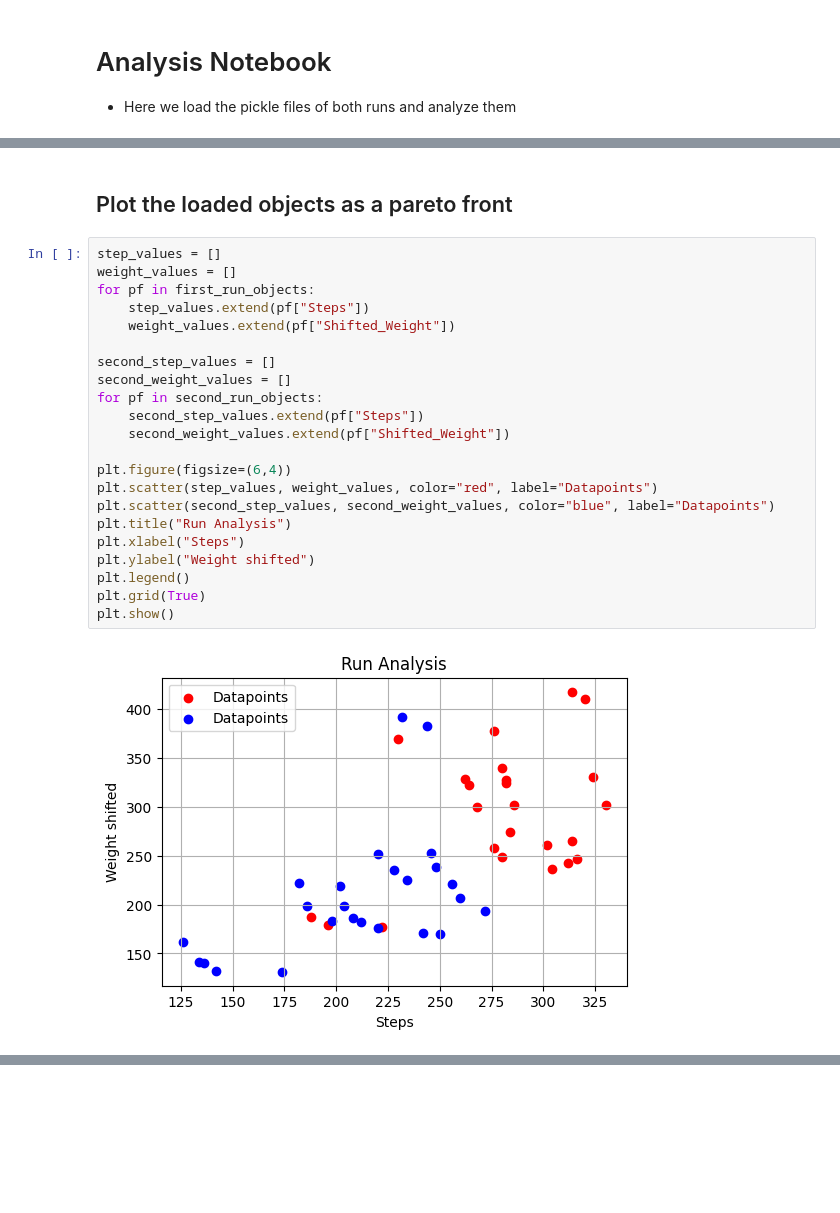
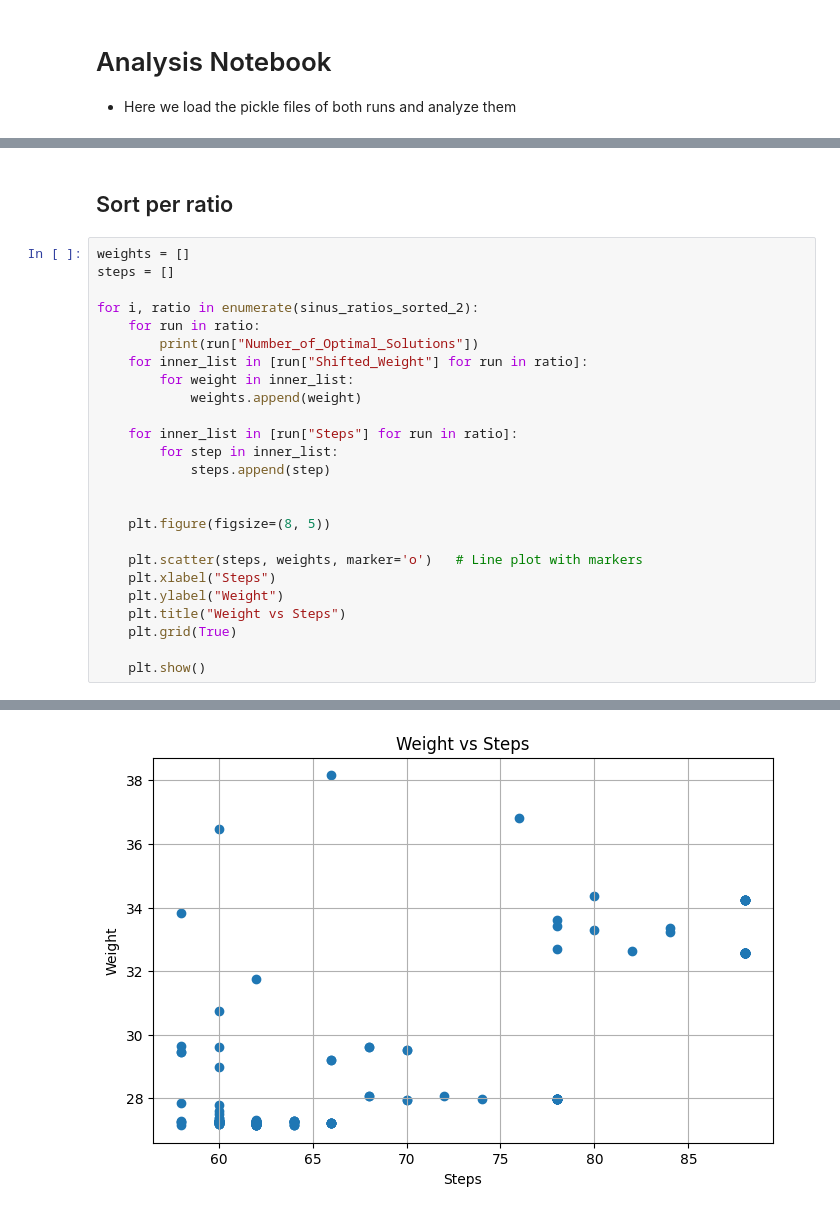
Before and after one commit to HidinginCode/pathpave_pymoo_gp, a Jupyter notebook: analysis.ipynb, the cells around one changed output, grey strips where cells are left out. Cells and saved outputs as stored; diff of their text form; blank space fills up the shorter version.

Commit message:
Results and analysis

```diff
--- a/analysis.ipynb
+++ b/analysis.ipynb
@@ -23,26 +105,28 @@ for file in os.listdir(second_run_dir):
 # %% [markdown]
-## Plot the loaded objects as a pareto front
+## Sort per ratio
-# %%
-step_values = []
-weight_values = []
-for pf in first_run_objects:
-    step_values.extend(pf["Steps"])
-    weight_values.extend(pf["Shifted_Weight"])
-
-second_step_values = []
-second_weight_values = []
-for pf in second_run_objects:
-    second_step_values.extend(pf["Steps"])
-    second_weight_values.extend(pf["Shifted_Weight"])
-
-plt.figure(figsize=(6,4))
-plt.scatter(step_values, weight_values, color="red", label="Datapoints")
-plt.scatter(second_step_values, second_weight_values, color="blue", label="Datapoints")
-plt.title("Run Analysis")
-plt.xlabel("Steps")
-plt.ylabel("Weight shifted")
-plt.legend()
-plt.grid(True)
-plt.show()
-# %% [output]
-[figure, removed]
+# %%
+weights = []
+steps = []
+
+for i, ratio in enumerate(sinus_ratios_sorted_2):
+    for run in ratio:
+        print(run["Number_of_Optimal_Solutions"])
+    for inner_list in [run["Shifted_Weight"] for run in ratio]:
+        for weight in inner_list:
+            weights.append(weight)
+
+    for inner_list in [run["Steps"] for run in ratio]:
+        for step in inner_list:
+            steps.append(step)
+
+
+    plt.figure(figsize=(8, 5))
+
+    plt.scatter(steps, weights, marker='o')   # Line plot with markers
+    plt.xlabel("Steps")
+    plt.ylabel("Weight")
+    plt.title("Weight vs Steps")
+    plt.grid(True)
+
+    plt.show()
+# %% [output]
@@ -48,0 +150 @@ plt.show()
+[figure, added]
```
Also changed, not shown: parts of 2 cells of this notebook, 8 other files.
